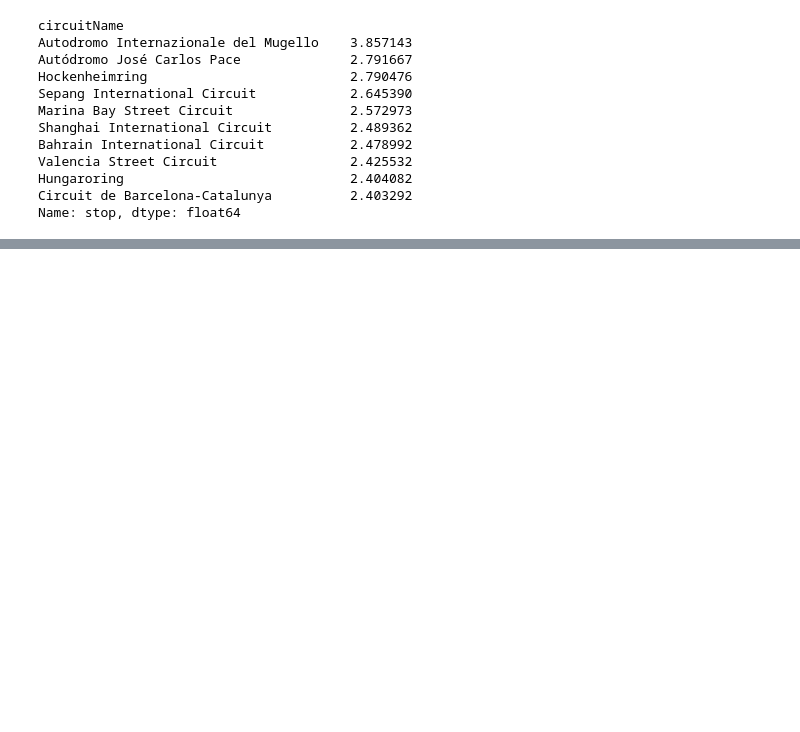
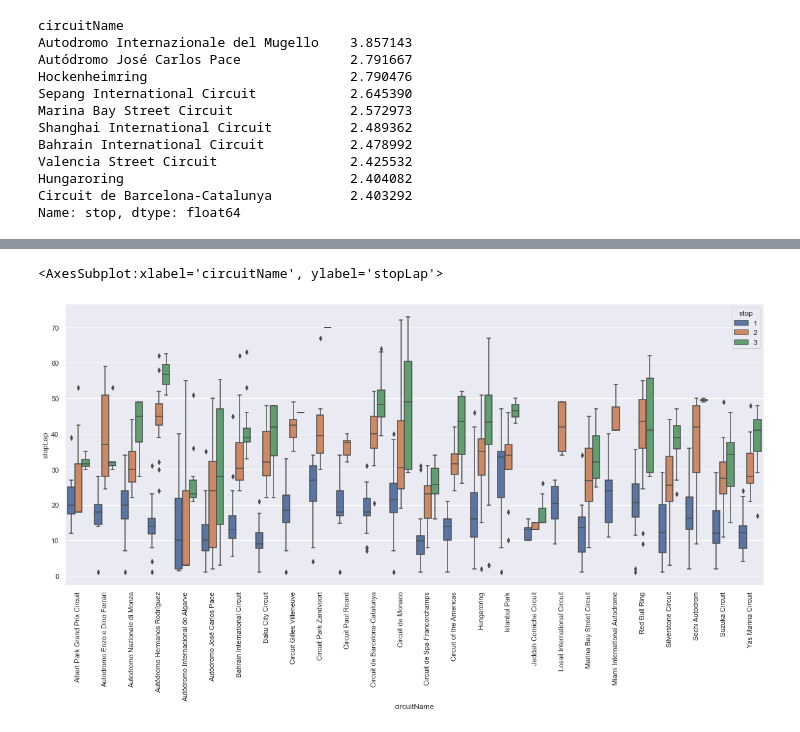
Before and after one commit to PraveenAyush/Formula-1-Analytics, a Jupyter notebook: pit_stop_analysis.ipynb, the cells around one changed output, grey strips where cells are left out. Saved outputs shown, nothing was run; the diff lists cells and outputs as text; code cells hidden in the pictures; blank space fills up the shorter version.

```diff
--- a/pit_stop_analysis.ipynb
+++ b/pit_stop_analysis.ipynb
@@ -251,0 +310,4 @@ fig.show()
+# %%
+lost_stops_df = lost_df.groupby(by=['circuitName', 'stop', 'driverId']).agg(
+    stopLap=('lap', 'mean'), raceLaps=('laps', 'max')).reset_index()
+lost_stops_df
@@ -251,0 +328,8 @@ fig.show()
+# %%
+plt.xticks(rotation=90)
+lost_stops_df = lost_stops_df[lost_stops_df['stop'].isin([1, 2, 3])]
+sns.boxplot(x=lost_stops_df['circuitName'],
+            y=lost_stops_df['stopLap'], hue=lost_stops_df['stop'])
+# %% [output]
+<AxesSubplot:xlabel='circuitName', ylabel='stopLap'>
+[figure, added]
```
Also changed, not shown: parts of 8 cells of this notebook.
